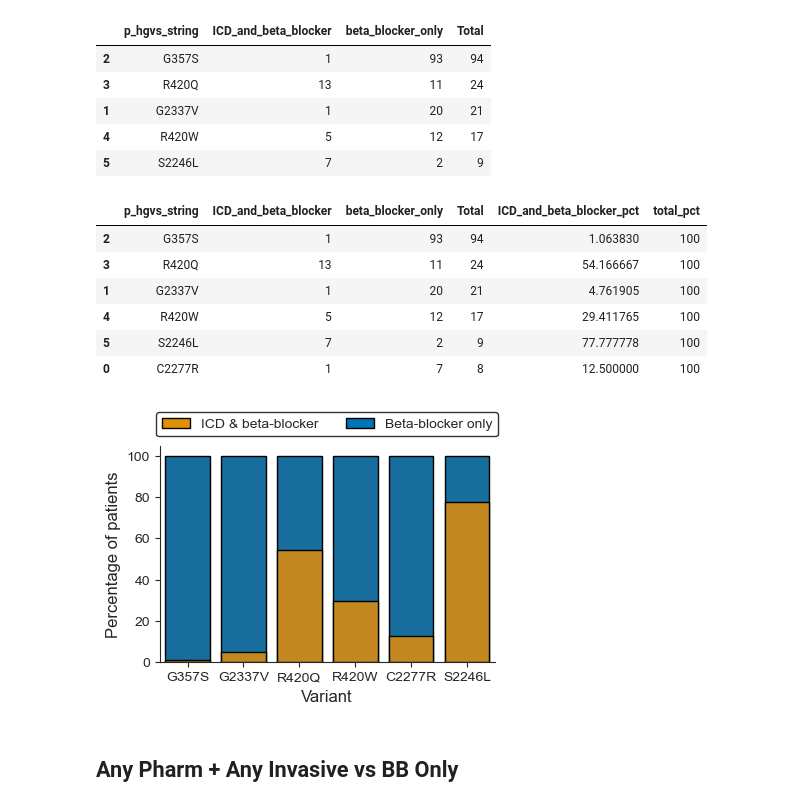
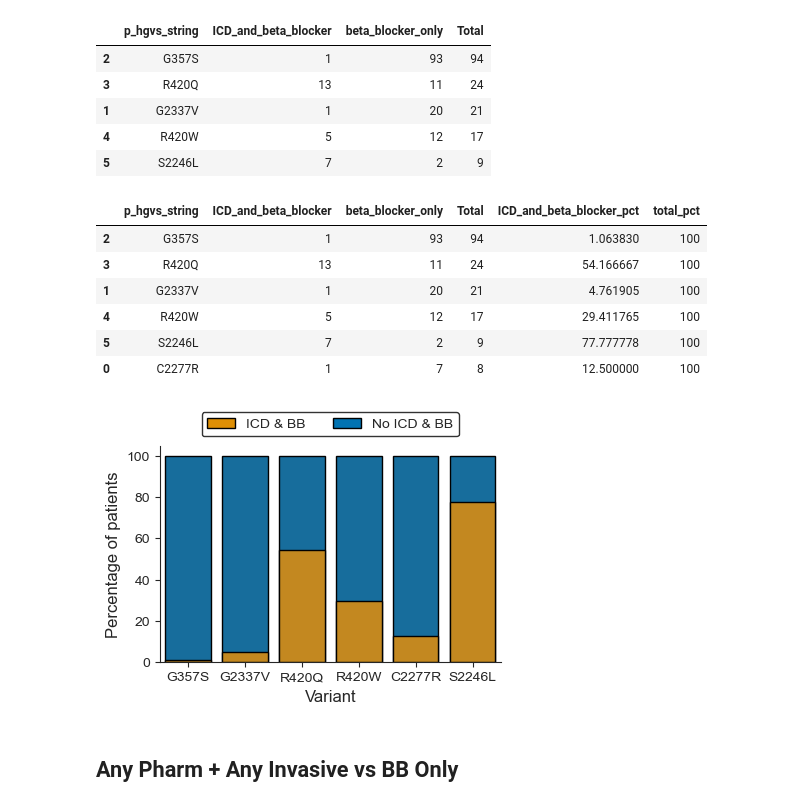
Before and after one commit to alexdaiii/cpvt_database_analysis, a Jupyter notebook: analysis/09_beta_blocker_cpvt.ipynb, the cells around one changed output. Saved outputs shown, nothing was run; the diff lists cells and outputs as text; code cells hidden in the pictures.

```diff
--- a/analysis/09_beta_blocker_cpvt.ipynb
+++ b/analysis/09_beta_blocker_cpvt.ipynb
@@ -954,22 +1004,22 @@ icd_fisher.head()
 # %%
 plot_bb_percentages(
     icd_fisher,
     get_config().treatment_pcts.panels["icd_pct"],
     "ICD_and_beta_blocker",
-    "ICD & beta-blocker",
-    "Beta-blocker only",
+    "ICD & BB",
+    "No ICD & BB",
     "icd_bb_percentages",
     plt_order=plot_order
 )
 # %% [output]
 |  | p_hgvs_string | ICD_and_beta_blocker | beta_blocker_only | Total | ICD_and_beta_blocker_pct | total_pct |
 | 2 | G357S | 1 | 93 | 94 | 1.063830 | 100 |
 | 3 | R420Q | 13 | 11 | 24 | 54.166667 | 100 |
 | 1 | G2337V | 1 | 20 | 21 | 4.761905 | 100 |
 | 4 | R420W | 5 | 12 | 17 | 29.411765 | 100 |
 | 5 | S2246L | 7 | 2 | 9 | 77.777778 | 100 |
 | 0 | C2277R | 1 | 7 | 8 | 12.500000 | 100 |
-[figure, old version]
+[figure, new version]
 # %% [markdown]
 ## Any Pharm + Any Invasive vs BB Only
 # %%
```
Also changed, not shown: parts of 7 cells of this notebook, 1 other file.
